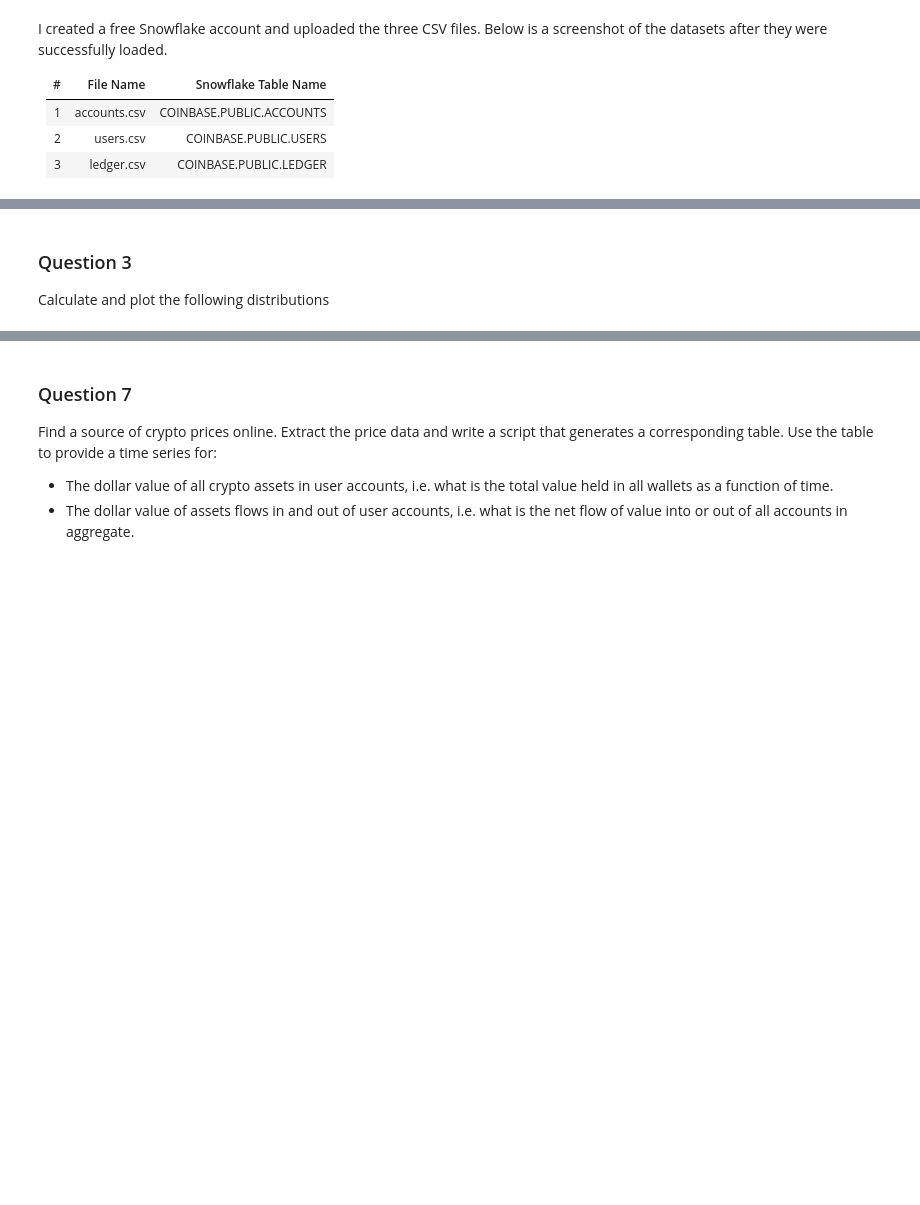
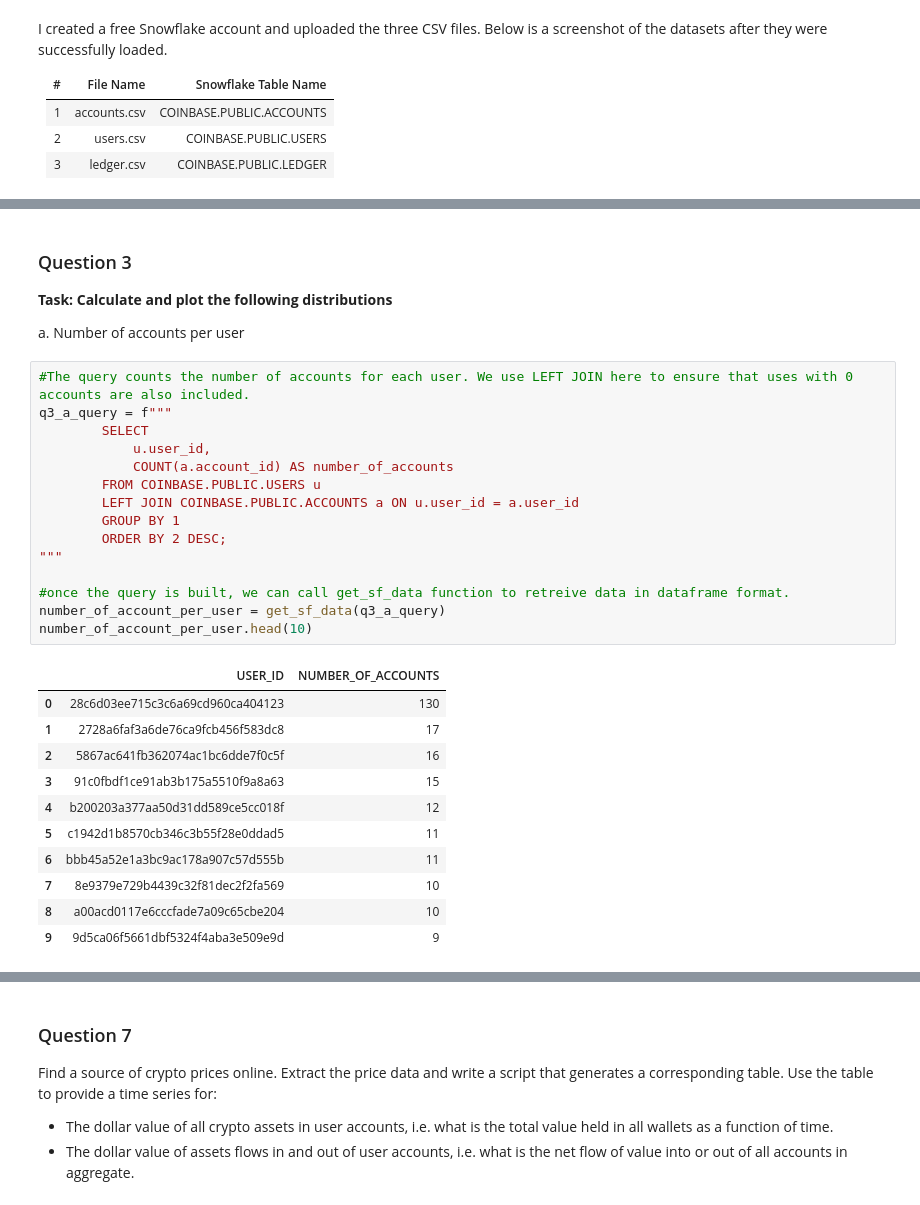
Before and after one commit to ycyuchengliu/coinbase_note, a Jupyter notebook: Coinbase_Data_HW.ipynb, the cells around one changed output, grey strips where cells are left out. Cells and saved outputs as stored; diff of their text form; blank space fills up the shorter version.

```diff
--- a/Coinbase_Data_HW.ipynb
+++ b/Coinbase_Data_HW.ipynb
@@ -80,4 +90,33 @@ I created a free Snowflake account and uploaded the three CSV files. Below is a
 ![title](screenshot_sf.png)
 # %% [markdown]
 ### Question 3
-Calculate and plot the following distributions
+**Task: Calculate and plot the following distributions**
+
+a. Number of accounts per user
+# %%
+#The query counts the number of accounts for each user. We use LEFT JOIN here to ensure that uses with 0 accounts are also included.
+q3_a_query = f"""
+        SELECT
+            u.user_id,
+            COUNT(a.account_id) AS number_of_accounts
+        FROM COINBASE.PUBLIC.USERS u
+        LEFT JOIN COINBASE.PUBLIC.ACCOUNTS a ON u.user_id = a.user_id
+        GROUP BY 1
+        ORDER BY 2 DESC;
+"""
+
+#once the query is built, we can call get_sf_data function to retreive data in dataframe format.
+number_of_account_per_user = get_sf_data(q3_a_query)
+number_of_account_per_user.head(10)
+# %% [output]
+|  | USER_ID | NUMBER_OF_ACCOUNTS |
+| 0 | 28c6d03ee715c3c6a69cd960ca404123 | 130 |
+| 1 | 2728a6faf3a6de76ca9fcb456f583dc8 | 17 |
+| 2 | 5867ac641fb362074ac1bc6dde7f0c5f | 16 |
+| 3 | 91c0fbdf1ce91ab3b175a5510f9a8a63 | 15 |
+| 4 | b200203a377aa50d31dd589ce5cc018f | 12 |
+| 5 | c1942d1b8570cb346c3b55f28e0ddad5 | 11 |
+| 6 | bbb45a52e1a3bc9ac178a907c57d555b | 11 |
+| 7 | 8e9379e729b4439c32f81dec2f2fa569 | 10 |
+| 8 | a00acd0117e6cccfade7a09c65cbe204 | 10 |
+| 9 | 9d5ca06f5661dbf5324f4aba3e509e9d | 9 |
```
Also changed, not shown: parts of 10 cells of this notebook, 1 other file.
